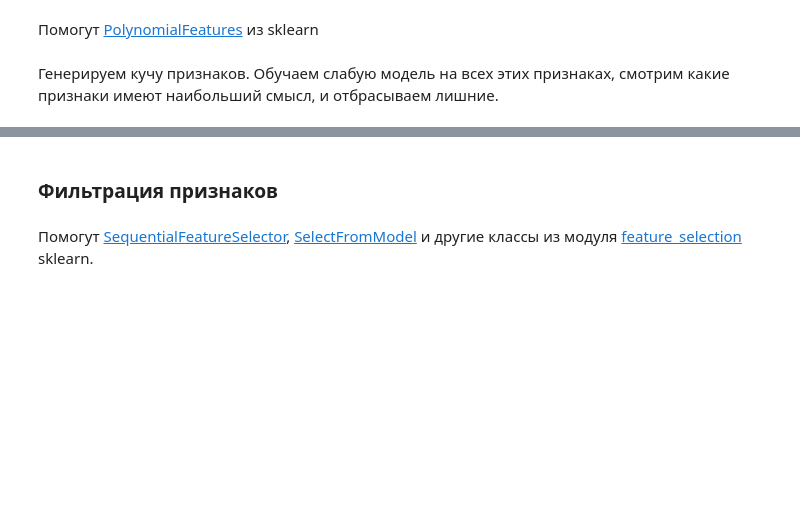
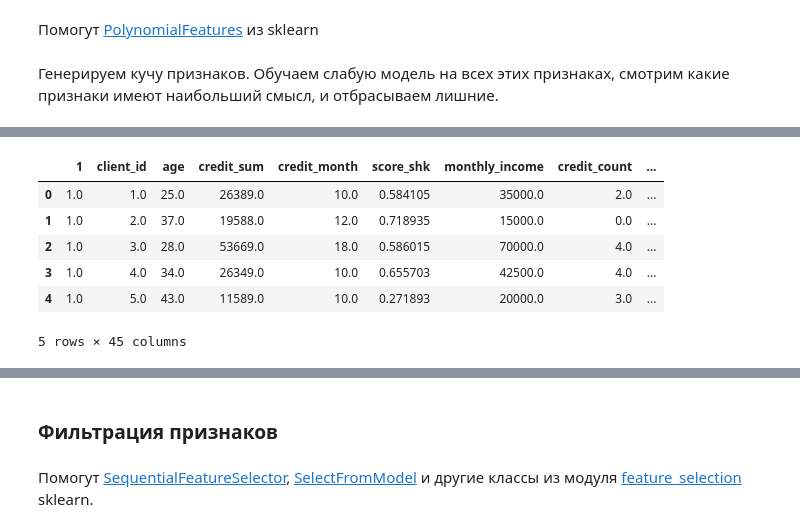
Before and after one commit to DaryaGudkova/credit, a Jupyter notebook: feature_engineering.ipynb, the cells around one changed output, grey strips where cells are left out. Drawn from its saved outputs; the diff is of its cells as text; code cells hidden in the pictures; blank space fills up the shorter version.

```diff
--- a/feature_engineering.ipynb
+++ b/feature_engineering.ipynb
@@ -681,5 +654,3 @@ train_data.head()
 Помогут [PolynomialFeatures](https://scikit-learn.org/stable/modules/generated/sklearn.preprocessing.PolynomialFeatures.html) из sklearn
 # %% [markdown]
 Генерируем кучу признаков. Обучаем слабую модель на всех этих признаках, смотрим какие признаки имеют наибольший смысл, и отбрасываем лишние.
-# %%
-numeric_columns.remove('tariff_id')
@@ -698,2 +673,29 @@ print("\nПолиномиальные признаки (x, x²):\n", X_poly)
+# %%
+from sklearn.preprocessing import PolynomialFeatures
+# сначала нужно заполнить пропуски в данных
+poly = PolynomialFeatures(degree=2)
+poly.fit(train_data[numeric_columns])
+
+# Получаем названия признаков
+feature_names = poly.get_feature_names_out(numeric_columns)
+
+# Преобразуем данные и создаем DataFrame
+X_train_poly = pd.DataFrame(
+    poly.transform(train_data[numeric_columns]),
+    columns=feature_names,
+    index=train_data.index  # сохраняем индексы
+)
+
+X_train_poly.head()
+
+#X_train_poly = poly.transform(train_data[numeric_columns]) #создает numpy массив, а не DataFrame, поэтому мы создаем DataFrame вручную, чтобы сохранить названия признаков и индексы
+# %% [output]
+|  | 1 | client_id | age | credit_sum | credit_month | score_shk | monthly_income | credit_count | ... |
+| 0 | 1.0 | 1.0 | 25.0 | 26389.0 | 10.0 | 0.584105 | 35000.0 | 2.0 | ... |
+| 1 | 1.0 | 2.0 | 37.0 | 19588.0 | 12.0 | 0.718935 | 15000.0 | 0.0 | ... |
+| 2 | 1.0 | 3.0 | 28.0 | 53669.0 | 18.0 | 0.586015 | 70000.0 | 4.0 | ... |
+| 3 | 1.0 | 4.0 | 34.0 | 26349.0 | 10.0 | 0.655703 | 42500.0 | 4.0 | ... |
+| 4 | 1.0 | 5.0 | 43.0 | 11589.0 | 10.0 | 0.271893 | 20000.0 | 3.0 | ... |
+5 rows × 45 columns
 # %%
 print("\nНазвания признаков:", poly.get_feature_names_out(numeric_columns))
```
Also changed, not shown: parts of 16 cells of this notebook.
